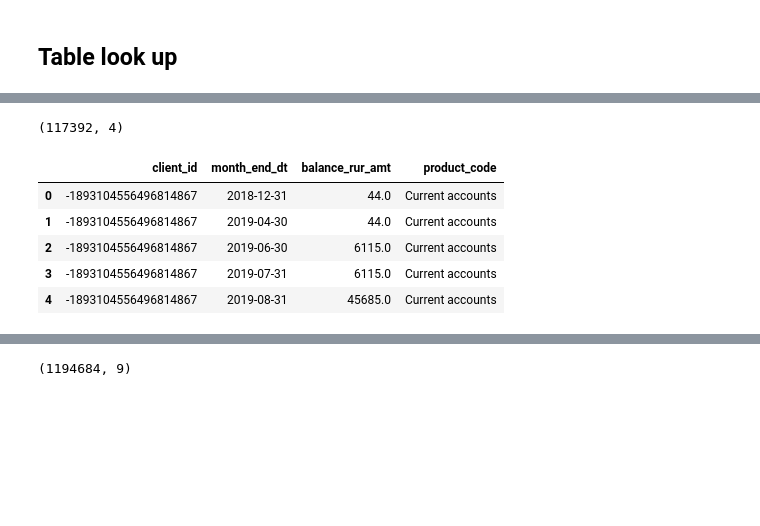
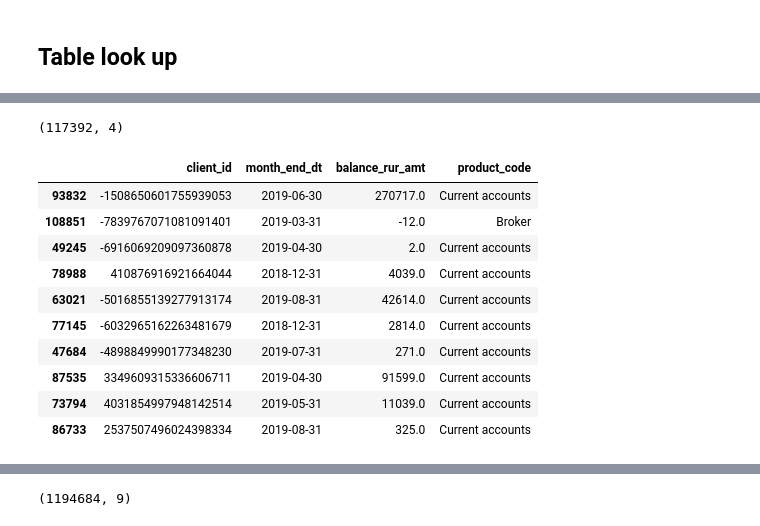
Before and after one commit to artkulak/idao-2021-finals, a Jupyter notebook: EDA.ipynb, the cells around one changed output, grey strips where cells are left out. Saved outputs shown, nothing was run; the diff lists cells and outputs as text; code cells hidden in the pictures; blank space fills up the shorter version.

```diff
--- a/EDA.ipynb
+++ b/EDA.ipynb
@@ -3,14 +3,17 @@ from pathlib import Path
 import pandas as pd
 import numpy as np
 import os
+import seaborn as sns
+import matplotlib.pyplot as plt
 
 INPUT_PATH = Path('../input')
 OUTPUT_PATH = Path('../output')
+pd.set_option('display.float_format', str)
 # %%
 %%time
 
-train = pd.read_csv(INPUT_PATH / 'trxn.csv')
-assets_under_management = pd.read_csv(INPUT_PATH / 'aum.csv')
+tran = pd.read_csv(INPUT_PATH / 'trxn.csv')
+aum = pd.read_csv(INPUT_PATH / 'aum.csv')
 balance = pd.read_csv(INPUT_PATH / 'balance.csv')
 client = pd.read_csv(INPUT_PATH / 'client.csv')
 campaigns = pd.read_csv(INPUT_PATH / 'com.csv')
@@ -39,12 +131,17 @@ train.head()
 # %%
 # Assets Under Management
-print(assets_under_management.shape)
-assets_under_management.head()
+print(aum.shape)
+aum.sample(10)
 # %% [output]
 (117392, 4)
 |  | client_id | month_end_dt | balance_rur_amt | product_code |
-| 0 | -1893104556496814867 | 2018-12-31 | 44.0 | Current accounts |
-| 1 | -1893104556496814867 | 2019-04-30 | 44.0 | Current accounts |
-| 2 | -1893104556496814867 | 2019-06-30 | 6115.0 | Current accounts |
-| 3 | -1893104556496814867 | 2019-07-31 | 6115.0 | Current accounts |
-| 4 | -1893104556496814867 | 2019-08-31 | 45685.0 | Current accounts |
+| 93832 | -1508650601755939053 | 2019-06-30 | 270717.0 | Current accounts |
+| 108851 | -7839767071081091401 | 2019-03-31 | -12.0 | Broker |
+| 49245 | -6916069209097360878 | 2019-04-30 | 2.0 | Current accounts |
+| 78988 | 410876916921664044 | 2018-12-31 | 4039.0 | Current accounts |
+| 63021 | -5016855139277913174 | 2019-08-31 | 42614.0 | Current accounts |
+| 77145 | -6032965162263481679 | 2018-12-31 | 2814.0 | Current accounts |
+| 47684 | -4898849990177348230 | 2019-07-31 | 271.0 | Current accounts |
+| 87535 | 3349609315336606711 | 2019-04-30 | 91599.0 | Current accounts |
+| 73794 | 4031854997948142514 | 2019-05-31 | 11039.0 | Current accounts |
+| 86733 | 2537507496024398334 | 2019-08-31 | 325.0 | Current accounts |
```
Also changed, not shown: parts of 27 cells of this notebook, 38 other files.
